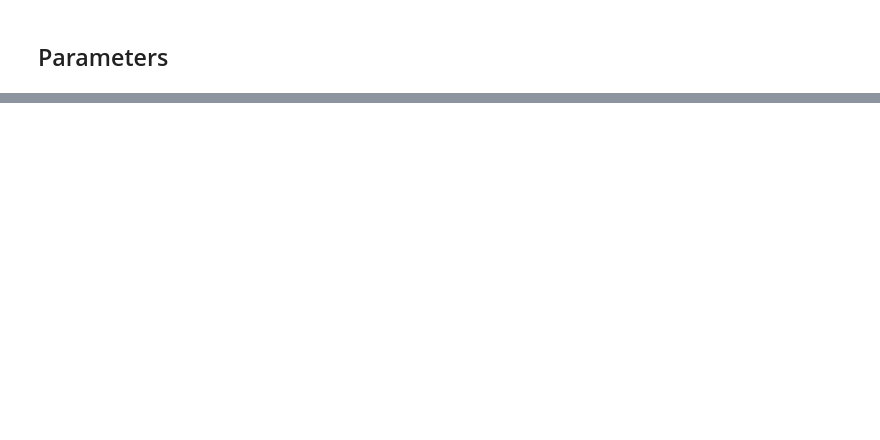
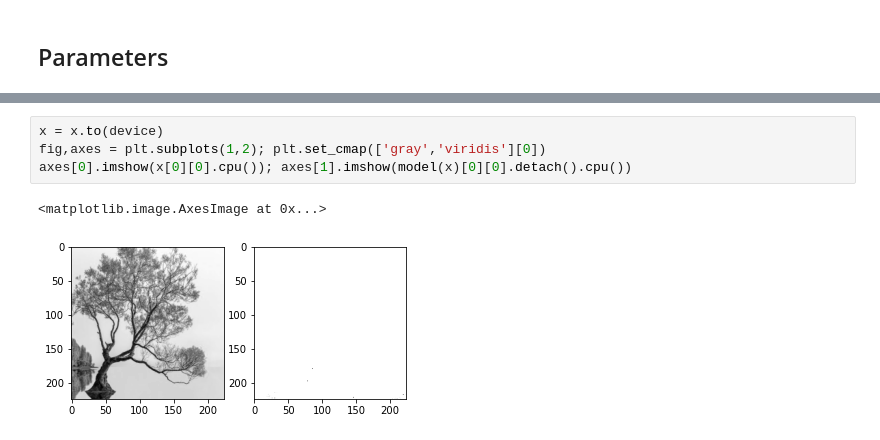
Before and after one commit to arthurviens/genmodel-DCGAN, a Jupyter notebook: autoencoder.ipynb, the cells around one changed output, grey strips where cells are left out. Saved outputs shown, nothing was run; the diff lists cells and outputs as text; blank space fills up the shorter version.

```diff
--- a/autoencoder.ipynb
+++ b/autoencoder.ipynb
@@ -71,0 +88,7 @@ axes[0].imshow(x[0][0].cpu()); axes[1].imshow(autoencoder(x)[0][0].detach().cpu(
+# %%
+x = x.to(device)
+fig,axes = plt.subplots(1,2); plt.set_cmap(['gray','viridis'][0])
+axes[0].imshow(x[0][0].cpu()); axes[1].imshow(model(x)[0][0].detach().cpu())
+# %% [output]
+<matplotlib.image.AxesImage at 0x...>
+[figure, added]
```
Also changed, not shown: parts of 11 cells of this notebook, 4 other files.
